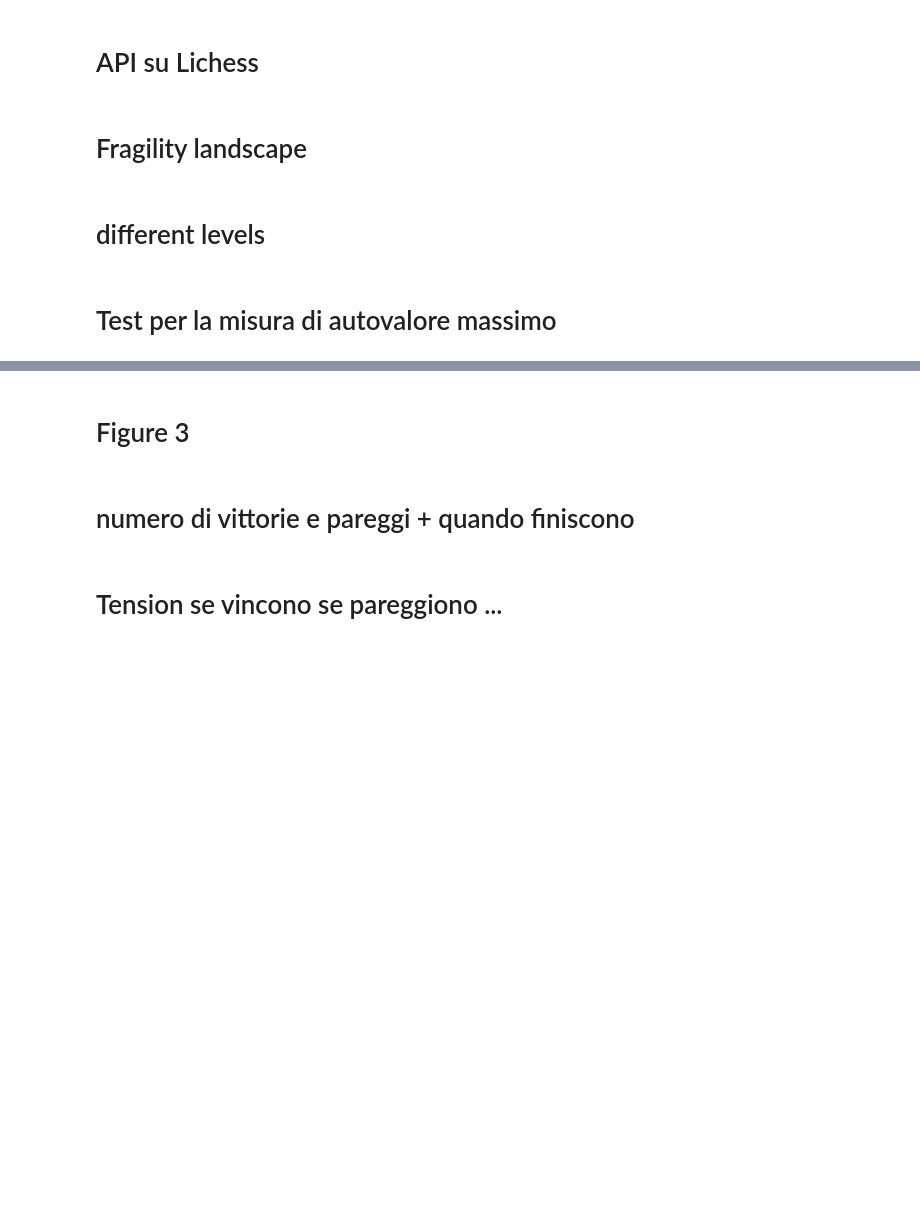
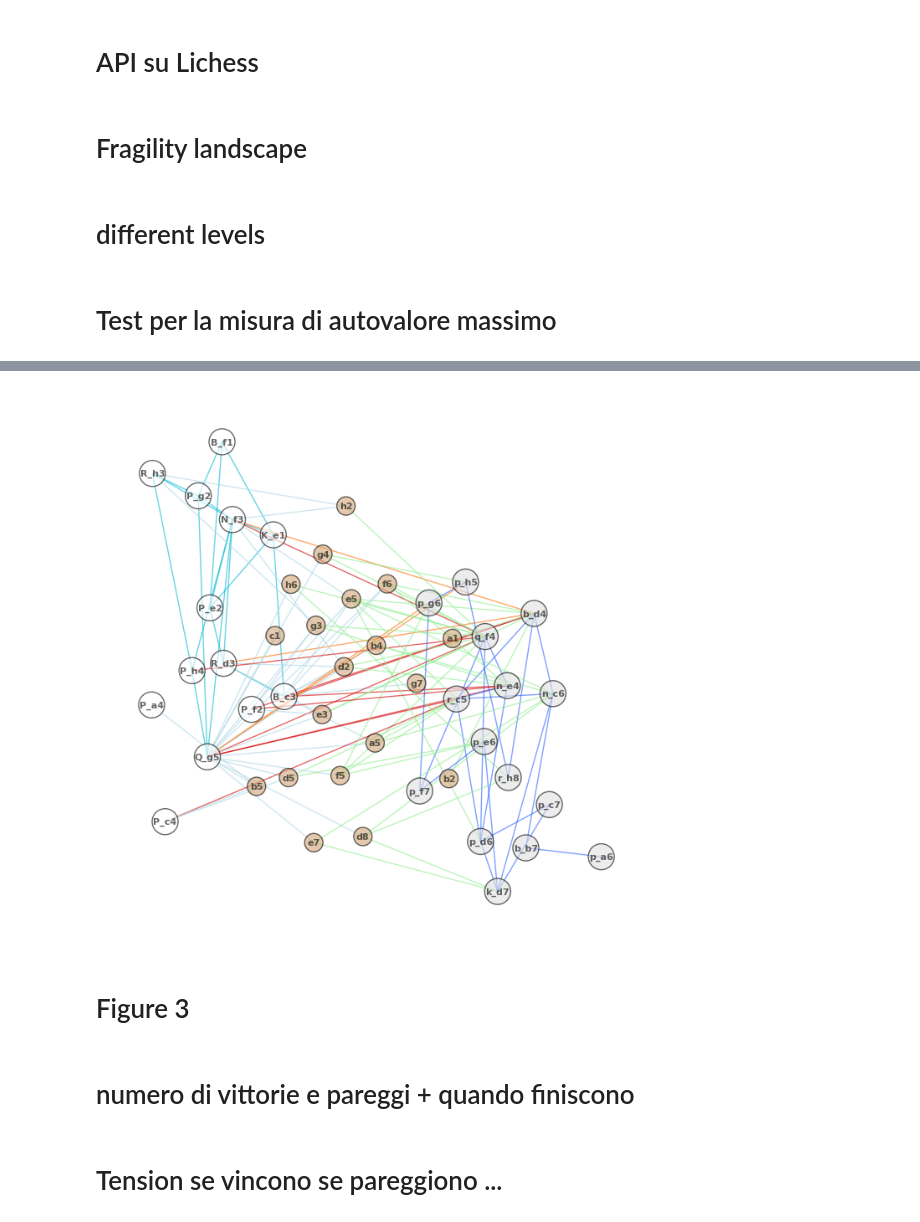
Before and after one commit to Draghellon/Tension_Chess, a Jupyter notebook: corrected_full_graph_single_game_analysis.ipynb, the cells around one changed output, grey strips where cells are left out. Cells and saved outputs as stored; diff of their text form; code cells hidden in the pictures; blank space fills up the shorter version.

```diff
--- a/corrected_full_graph_single_game_analysis.ipynb
+++ b/corrected_full_graph_single_game_analysis.ipynb
@@ -2182,9 +2386,9 @@ file_paths = [os.path.join(folder_path, file) for file in os.listdir(folder_path
 l = 0
 
 for i in range(len(file_paths)):
-    split_pgn_file(l, file_paths[i], r"C:\Users\Pc\Desktop\PHYTON\Chess\DATI_ARTICOLO\DATI_FIG_2\2200-2400")
+    split_pgn_file(l, file_paths[i], r"C:\Users\Pc\Desktop\PHYTON\Chess\DATI_ARTICOLO\DATI_FIG_2\2200-2400_Humans_Machines")
 
-    l += count(file_paths[i], r"C:\Users\Pc\Desktop\PHYTON\Chess\DATI_ARTICOLO\DATI_FIG_2\2200-2400")
+    l += count(file_paths[i], r"C:\Users\Pc\Desktop\PHYTON\Chess\DATI_ARTICOLO\DATI_FIG_2\2200-2400_Humans_Machines")
 # %% [markdown]
 # IA matches generation
 # %%
@@ -3503,19 +3721,25 @@ max_eigenvalue = np.max(np.real(np.linalg.eigvals(nx.adjacency_matrix(compute_fu
 tensioni = [max_eigenvalue]
 
 # i = 50
-for i in range(50):
+for i in range(43):
 
     board_copy = board.copy()
     legal_moves = list(board_copy.legal_moves)
 
     values = []
     for move in legal_moves:
+        '''
         if board.is_capture(move):
             values.append(0)
         else:
             board_copy.push(move)
             values.append(np.max(np.real(np.linalg.eigvals(nx.adjacency_matrix(compute_full_interaction_graph(board_copy)).todense()))))
             board_copy.pop()
+        '''
+
+        board_copy.push(move)
+        values.append(np.max(np.real(np.linalg.eigvals(nx.adjacency_matrix(compute_full_interaction_graph(board_copy)).todense()))))
+        board_copy.pop()
 
     tensioni.append(max(values))
     print((tensioni[-1], i))
@@ -3526,40 +3750,80 @@ G_full = compute_full_interaction_graph(board)
 svg_image = chess.svg.board(board=board, size=300)
 display(SVG(svg_image))  # Display the board
 
-plt.figure(figsize=(6.5, 6.5))
-    #pos = nx.bipartite_layout(G_full, g1[0])
-pos = nx.kamada_kawai_layout(G_full, scale=2)  # Prova con 2, 3, 5...
+if True:
+    if True:
 
-import random
+        plt.figure(figsize=(6.5, 6.5))
+        #pos = nx.bipartite_layout(G_full, g1[0])
+        pos = nx.kamada_kawai_layout(G_full, scale=2)  # Prova con 2, 3, 5...
 
-for node in pos:
-    x, y = pos[node]
-    if node[0].isupper():
-        # Sposta a sinistra con un po' di randomizzazione
-        pos[node] = (x - 2 + random.uniform(-0.4, 0.4), y + random.uniform(-0.4, 0.4))
-    else:
-        # Sposta a destra con un po' di randomizzazione
-        pos[node] = (x + 2 + random.uniform(-0.4, 0.4), y + random.uniform(-0.4, 0.4))
+        import random
 
 
 
-colors = [G_full[u][v]['color'] for u, v in G_full.edges]
-node_colors = [G_full.nodes[node].get('color', 'white') for node in G_full.nodes]
+
+        posizioni = []
+
+
+        for node in pos:
+            x, y = pos[node]
+            color = G_full.nodes[node].get('color', 'white').lower()
+            if color == '#d2a679':
+                cond = True
+                j = 0
+                while cond:
+                    j +=1
+                    pos[node] = (x + random.uniform(-0.9, 0.9), y + random.uniform(-0.9, 0.9))
+                    if (all(euclidean_distance(pos[node], existing) >= min_distance for existing in posizioni)) | (j > 2000):
+                        cond = False
+                        posizioni.append(pos[node])
+            else:
+                if node[0].isupper():
+                    # Sposta a sinistra con un po' di randomizzazione
+                    cond = True
+                    j = 0
+                    while cond:
+                        j +=1
+                        pos[node] = (x - 3 + random.uniform(-0.9, 0.9), y + random.uniform(-0.9, 0.9))
+                        if (all(euclidean_distance(pos[node], existing) >= min_distance for existing in posizioni)) | (j > 2000):
+                            cond = False
+                            posizioni.append(pos[node])
+
+
+                else:
+                    # Sposta a destra con un po' di randomizzazione
+
+                    cond = True
+                    j = 0
+                    while cond:
+                        j +=1
+                        pos[node] = (x + 3 + random.uniform(-0.9, 0.9), y + random.uniform(-0.9, 0.9))
+                        if (all(euclidean_distance(pos[node], existing) >= min_distance for existing in posizioni)) | (j > 2000):
+                            cond = False
+                            posizioni.append(pos[node])
+
+
+
+        colors = [G_full[u][v]['color'] for u, v in G_full.edges]
+        node_colors = [G_full.nodes[node].get('color', 'white') for node in G_full.nodes]
+        node_sizes = [
+    250 if color.lower() == '#d2a679' else 500
+    for color in node_colors]
         #node_colors = ['white' for node in G_full.nodes]
 
-nx.draw(
+        nx.draw(
     G_full, pos,
     edge_color=colors,
     with_labels=True,
-    node_size=500,          # aumentato da 300 → 400
+    node_size=node_sizes,          # aumentato da 300 → 400
     node_color=node_colors,
     font_size=8,            # aumentato da 6 → 8
     font_weight='bold',
     edgecolors='black',
     alpha=0.6
-    )
+        )
 
-plt.savefig(r"C:\Users\Pc\Desktop\PHYTON\Chess\RISULTATI_17-03\chess_network4.png", dpi=300, bbox_inches='tight')  # <-- questa riga salva il file
+plt.savefig(r"C:\Users\Pc\Desktop\PHYTON\Chess\RISULTATI_17-03\chess_network5.png", dpi=2000, bbox_inches='tight')  # <-- questa riga salva il file
 #print(tensioni)
 
 sys.exit(0)
@@ -3591,3 +3855,4 @@ for move in game.mainline_moves():
         max_eigenvalue = 0
 
     values.append(max_eigenvalue)
+# %% [output]
@@ -3593,0 +3878 @@ for move in game.mainline_moves():
+[figure, added]
```
Also changed, not shown: parts of 45 cells of this notebook.
